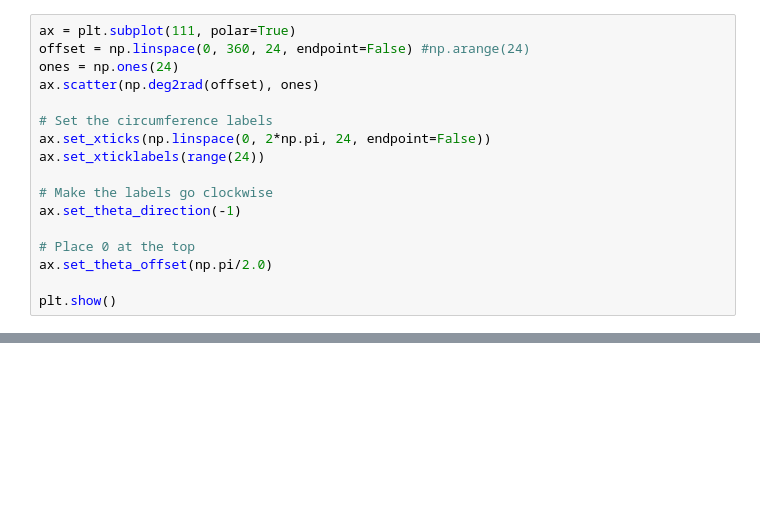
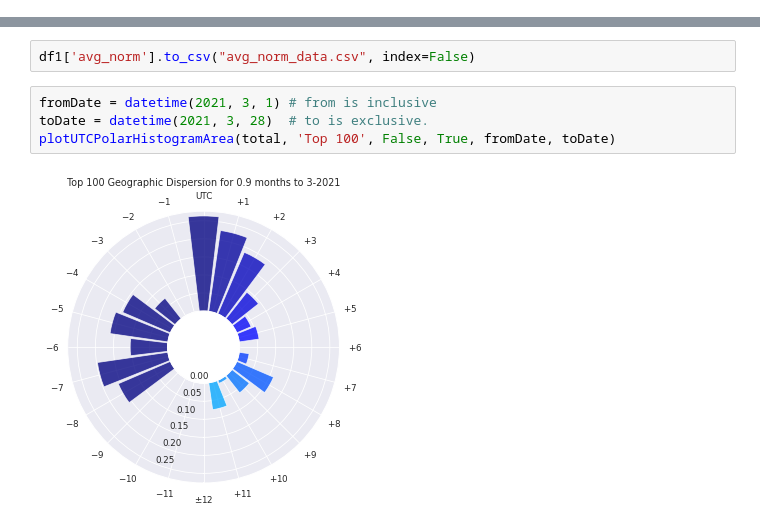
Before and after one commit to millecodex/SEM, a Jupyter notebook: perceval.ipynb, the cells around one changed output, grey strips where cells are left out. Cells and saved outputs as stored; diff of their text form; blank space fills up the shorter version.

```diff
--- a/perceval.ipynb
+++ b/perceval.ipynb
@@ -159,17 +0,0 @@ array([ 42.,  96.,  16., 168., 218.,   4.,   2.,   0.,   0.,   0., 757.,
-# %%
-ax = plt.subplot(111, polar=True)
-offset = np.linspace(0, 360, 24, endpoint=False) #np.arange(24)
-ones = np.ones(24)
-ax.scatter(np.deg2rad(offset), ones)
-
-# Set the circumference labels
-ax.set_xticks(np.linspace(0, 2*np.pi, 24, endpoint=False))
-ax.set_xticklabels(range(24))
-
-# Make the labels go clockwise
-ax.set_theta_direction(-1)
-
-# Place 0 at the top
-ax.set_theta_offset(np.pi/2.0)
-
-plt.show()
@@ -175,0 +529,8 @@ plt.show()
+# %%
+df1['avg_norm'].to_csv("avg_norm_data.csv", index=False)
+# %%
+fromDate = datetime(2021, 3, 1) # from is inclusive
+toDate = datetime(2021, 3, 28)  # to is exclusive.
+plotUTCPolarHistogramArea(total, 'Top 100', False, True, fromDate, toDate)
+# %% [output]
+[figure, added]
```
Also changed, not shown: parts of 39 cells of this notebook.
